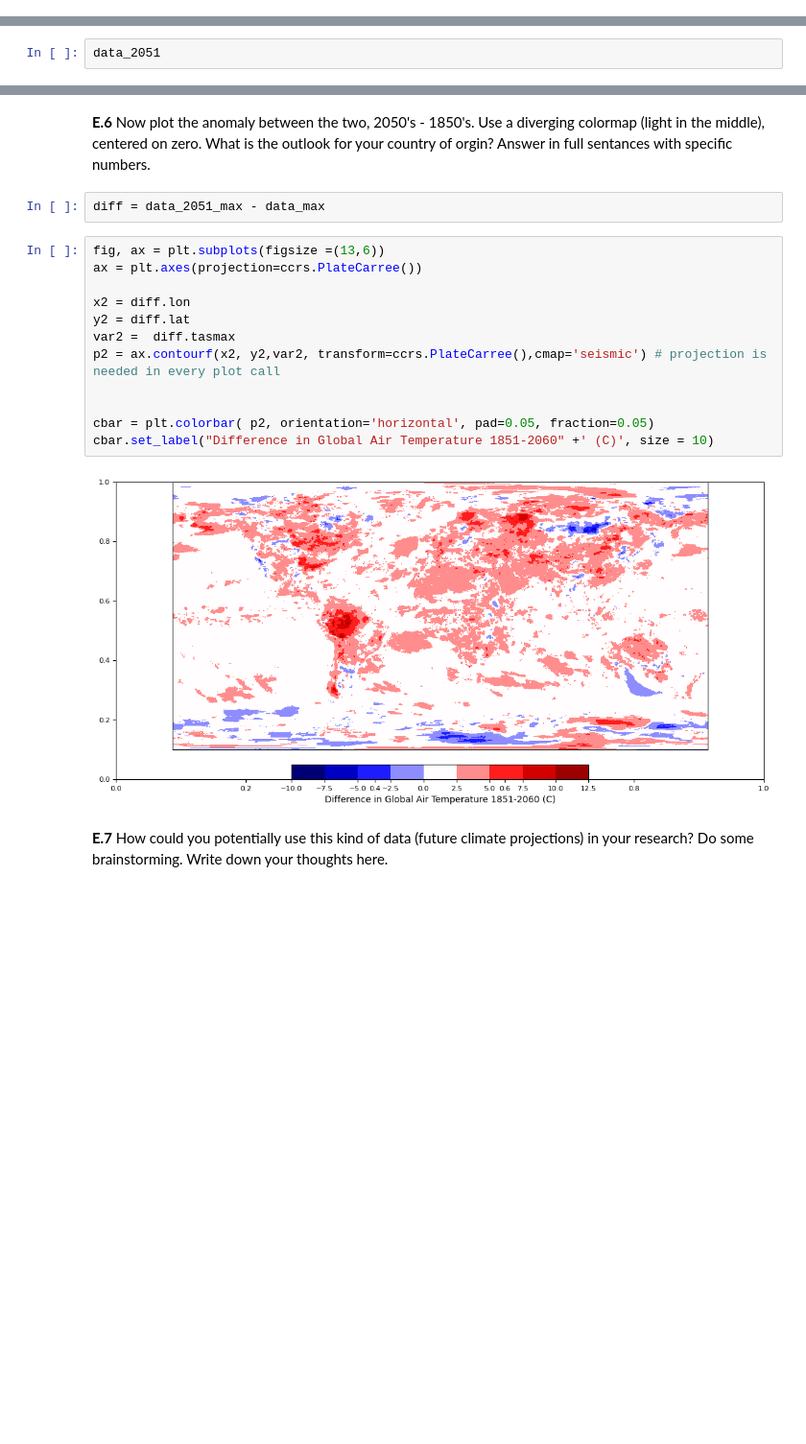
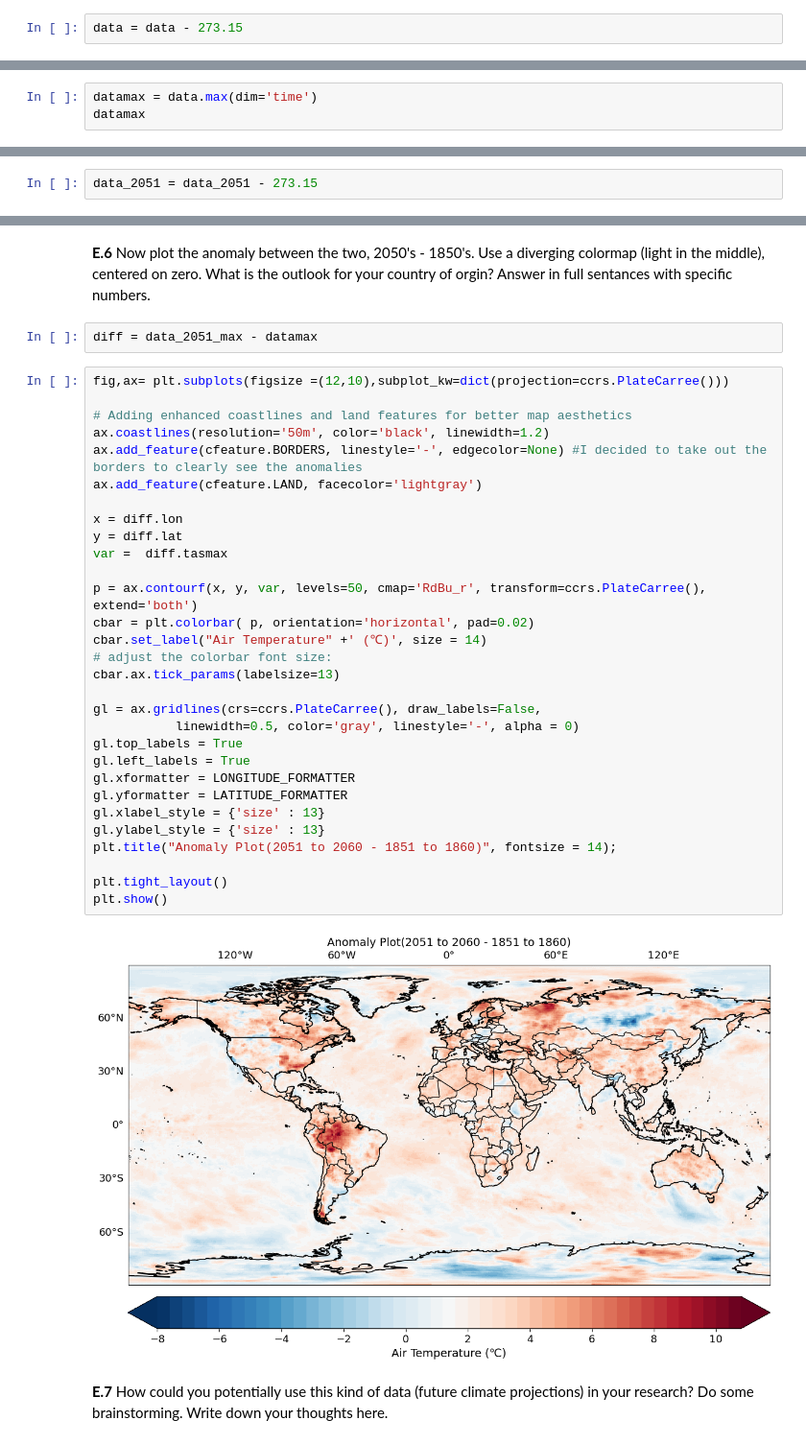
Before and after one commit to chsharrison/Sci_comp_F24, a Jupyter notebook: Zachary_Laird/Lab6.2_F24_cartopy..ipynb, the cells around one changed output, grey strips where cells are left out. Shown at 96% size. Saved outputs shown, nothing was run; the diff lists cells and outputs as text; blank space fills up the shorter version.

```diff
--- a/Zachary_Laird/Lab6.2_F24_cartopy..ipynb
+++ b/Zachary_Laird/Lab6.2_F24_cartopy..ipynb
@@ -403 +400,3 @@ mpl.rcParams['font.size'] = 8
+# %%
+data = data - 273.15
 # %%
@@ -418,0 +445,3 @@ cbar.set_label("Global Air Temperature 1851-1861" +' (C)', size = 10)
+# %%
+datamax = data.max(dim='time')
+datamax
@@ -421,4 +503,4 @@ cbar.set_label("Global Air Temperature 1851-1861" +' (C)', size = 10)
 # %%
 data_2051 = xr.open_dataset(r"C:\Users\zlaird1\OneDrive - Louisiana State University\Documents\OCS4001\gfdl-esm4_r1i1p1f1_w5e5_ssp370_tasmax_global_daily_2051_2060.nc")
 # %%
-data_2051
+data_2051 = data_2051 - 273.15
@@ -470,21 +561,39 @@ cbar.set_label("Global Air Temperature 2051-2060" +' (C)', size = 10)
 # %% [markdown]
 **E.6** Now plot the anomaly between the two, 2050's - 1850's. Use a diverging colormap (light in the middle), centered on zero. What is the outlook for your country of orgin? Answer in full sentances with specific numbers.
 # %%
-diff = data_2051_max - data_max
+diff = data_2051_max - datamax
 # %%
-fig, ax = plt.subplots(figsize =(13,6))
-ax = plt.axes(projection=ccrs.PlateCarree())
+fig,ax= plt.subplots(figsize =(12,10),subplot_kw=dict(projection=ccrs.PlateCarree()))
 
-x2 = diff.lon
-y2 = diff.lat
-var2 =  diff.tasmax
-p2 = ax.contourf(x2, y2,var2, transform=ccrs.PlateCarree(),cmap='seismic') # projection is needed in every plot call
+# Adding enhanced coastlines and land features for better map aesthetics
+ax.coastlines(resolution='50m', color='black', linewidth=1.2)
+ax.add_feature(cfeature.BORDERS, linestyle='-', edgecolor=None) #I decided to take out the borders to clearly see the anomalies
+ax.add_feature(cfeature.LAND, facecolor='lightgray')
 
+x = diff.lon
+y = diff.lat
+var =  diff.tasmax
 
-cbar = plt.colorbar( p2, orientation='horizontal', pad=0.05, fraction=0.05)
-cbar.set_label("Difference in Global Air Temperature 1851-2060" +' (C)', size = 10)
+p = ax.contourf(x, y, var, levels=50, cmap='RdBu_r', transform=ccrs.PlateCarree(), extend='both')
+cbar = plt.colorbar( p, orientation='horizontal', pad=0.02)
+cbar.set_label("Air Temperature" +' (℃)', size = 14)
+# adjust the colorbar font size:
+cbar.ax.tick_params(labelsize=13)
+
+gl = ax.gridlines(crs=ccrs.PlateCarree(), draw_labels=False,
+           linewidth=0.5, color='gray', linestyle='-', alpha = 0)
+gl.top_labels = True
+gl.left_labels = True
+gl.xformatter = LONGITUDE_FORMATTER
+gl.yformatter = LATITUDE_FORMATTER
+gl.xlabel_style = {'size' : 13}
+gl.ylabel_style = {'size' : 13}
+plt.title("Anomaly Plot(2051 to 2060 - 1851 to 1860)", fontsize = 14);
+
+plt.tight_layout()
+plt.show()
 # %% [output]
-[figure, old version]
+[figure, new version]
 # %% [markdown]
 **E.7** How could you potentially use this kind of data (future climate projections) in your research? Do some brainstorming. Write down your thoughts here.
 # %% [markdown]
```
Also changed, not shown: parts of 13 cells of this notebook.
